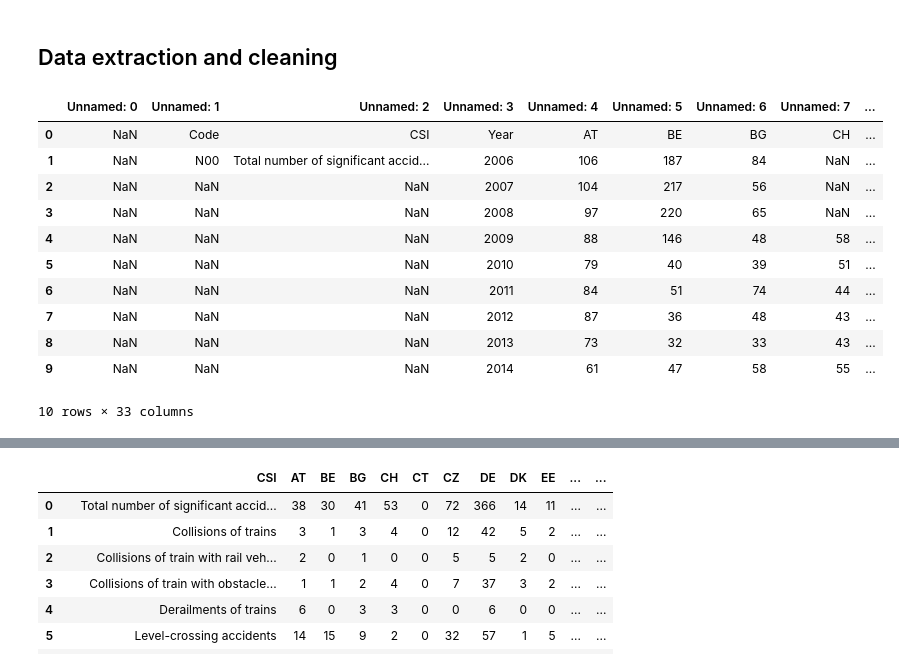
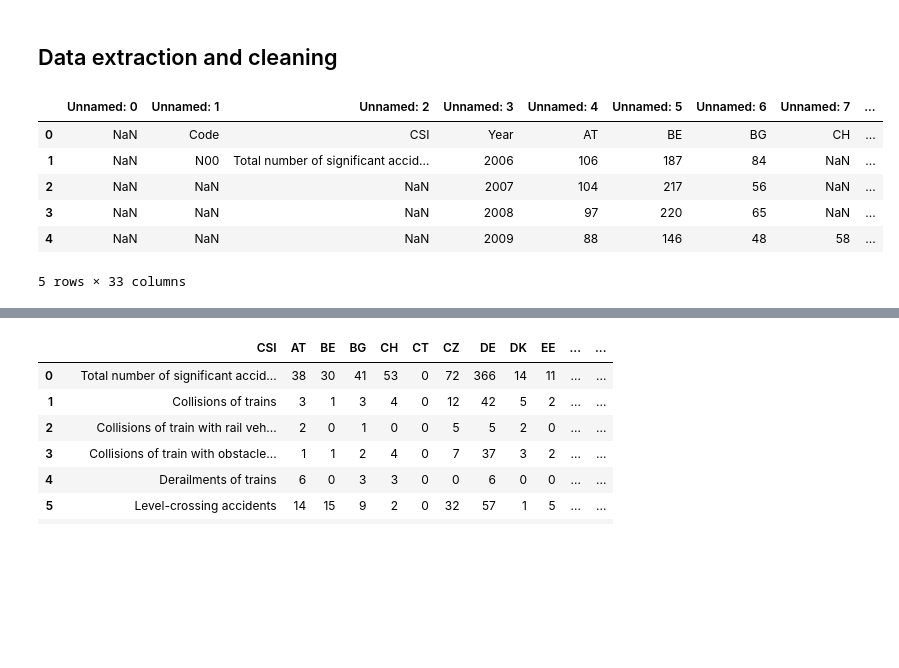
Before and after one commit to aedpluto/train-crashes, a Jupyter notebook: Train crashes in Europe.ipynb, the cells around one changed output, grey strips where cells are left out. Cells and saved outputs as stored; diff of their text form; code cells hidden in the pictures; blank space fills up the shorter version.

```diff
--- a/Train crashes in Europe.ipynb
+++ b/Train crashes in Europe.ipynb
@@ -15,28 +15,23 @@ Data for this project is taken from the European Union Agency for Railways's dat
 # %%
 import pandas as pd
 import matplotlib.pyplot as plt
 import numpy as np
 
 # ipynb setting
 import warnings
 warnings.filterwarnings('ignore')
 
 # extracting the total number of incidents
 incidents = pd.read_excel("csidata_2006-2024.xlsx", sheet_name="Table 0")
-incidents.head(10)
+incidents.head(5)
 # %% [output]
 |  | Unnamed: 0 | Unnamed: 1 | Unnamed: 2 | Unnamed: 3 | Unnamed: 4 | Unnamed: 5 | Unnamed: 6 | Unnamed: 7 | ... |
 | 0 | NaN | Code | CSI | Year | AT | BE | BG | CH | ... |
 | 1 | NaN | N00 | Total number of significant accid... | 2006 | 106 | 187 | 84 | NaN | ... |
 | 2 | NaN | NaN | NaN | 2007 | 104 | 217 | 56 | NaN | ... |
 | 3 | NaN | NaN | NaN | 2008 | 97 | 220 | 65 | NaN | ... |
 | 4 | NaN | NaN | NaN | 2009 | 88 | 146 | 48 | 58 | ... |
-| 5 | NaN | NaN | NaN | 2010 | 79 | 40 | 39 | 51 | ... |
-| 6 | NaN | NaN | NaN | 2011 | 84 | 51 | 74 | 44 | ... |
-| 7 | NaN | NaN | NaN | 2012 | 87 | 36 | 48 | 43 | ... |
-| 8 | NaN | NaN | NaN | 2013 | 73 | 32 | 33 | 43 | ... |
-| 9 | NaN | NaN | NaN | 2014 | 61 | 47 | 58 | 55 | ... |
-10 rows × 33 columns
+5 rows × 33 columns
 # %%
 # rename columns
 incidents = incidents.rename(columns=incidents.loc[0])
```
Also changed, not shown: parts of 3 cells of this notebook.
